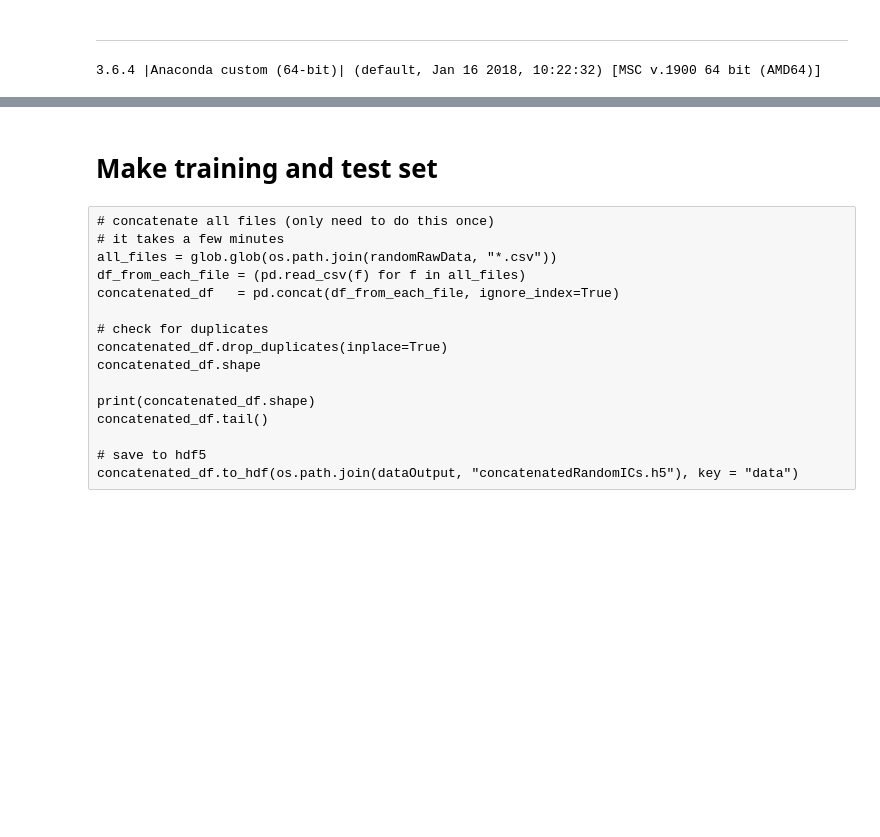
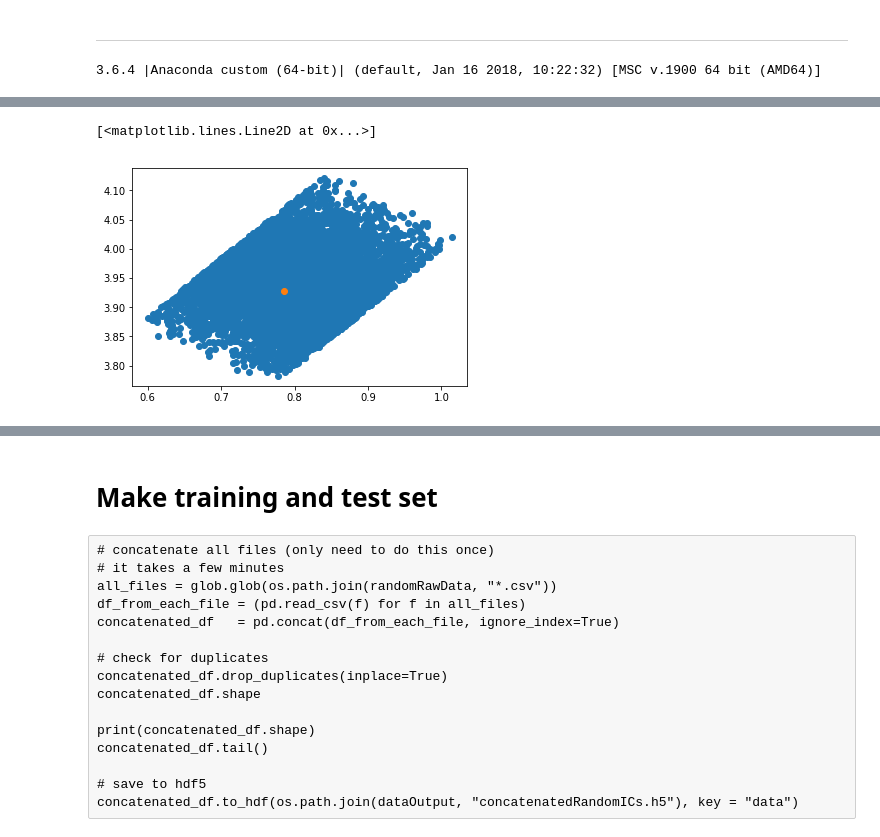
Before and after one commit to oliviatessa/MothMachineLearning, a Jupyter notebook: 022_VisualizeInitialAndFinalSpace.ipynb, the cells around one changed output, grey strips where cells are left out. Saved outputs shown, nothing was run; the diff lists cells and outputs as text; code cells hidden in the pictures; blank space fills up the shorter version.

```diff
--- a/022_VisualizeInitialAndFinalSpace.ipynb
+++ b/022_VisualizeInitialAndFinalSpace.ipynb
@@ -229,0 +236,13 @@ InOut.head()
+# %%
+rng = 0.6
+
+plt.plot(InOut.loc[(-rng < InOut.x_f) & (InOut.x_f < rng) & (-rng < InOut.y_f) & (InOut.y_f < rng), "theta_f"],
+         InOut.loc[(-rng < InOut.x_f) & (InOut.x_f < rng) & (-rng < InOut.y_f) & (InOut.y_f < rng), "phi_f"], "o")
+
+plt.plot(0.785398,3.926991, "o")
+
+# plt.xlim([-rng, rng])
+# plt.ylim([-rng, rng])
+# %% [output]
+[<matplotlib.lines.Line2D at 0x...>]
+[figure, added]
```
Also changed, not shown: parts of 31 cells of this notebook, 4 other files.
